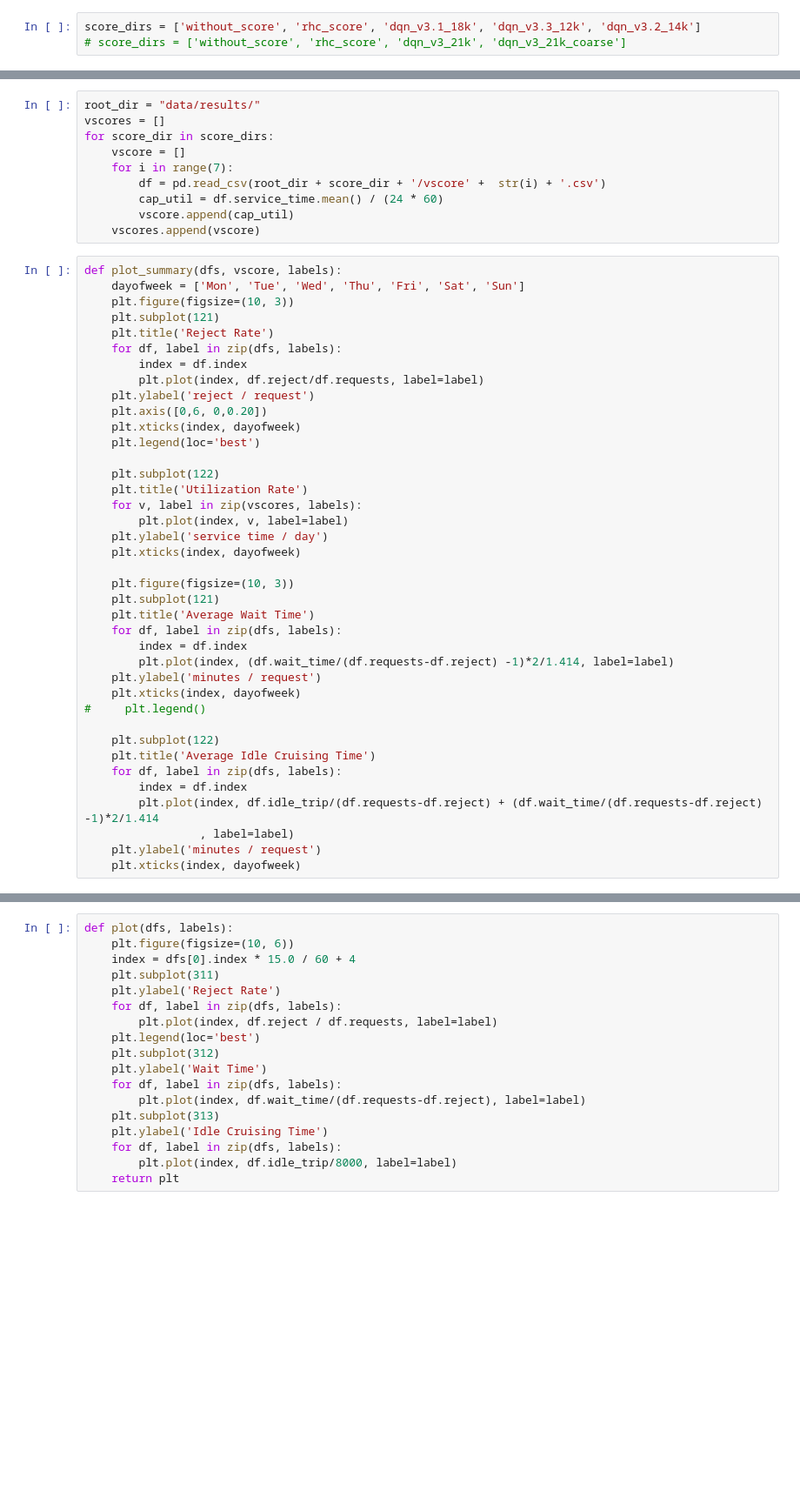
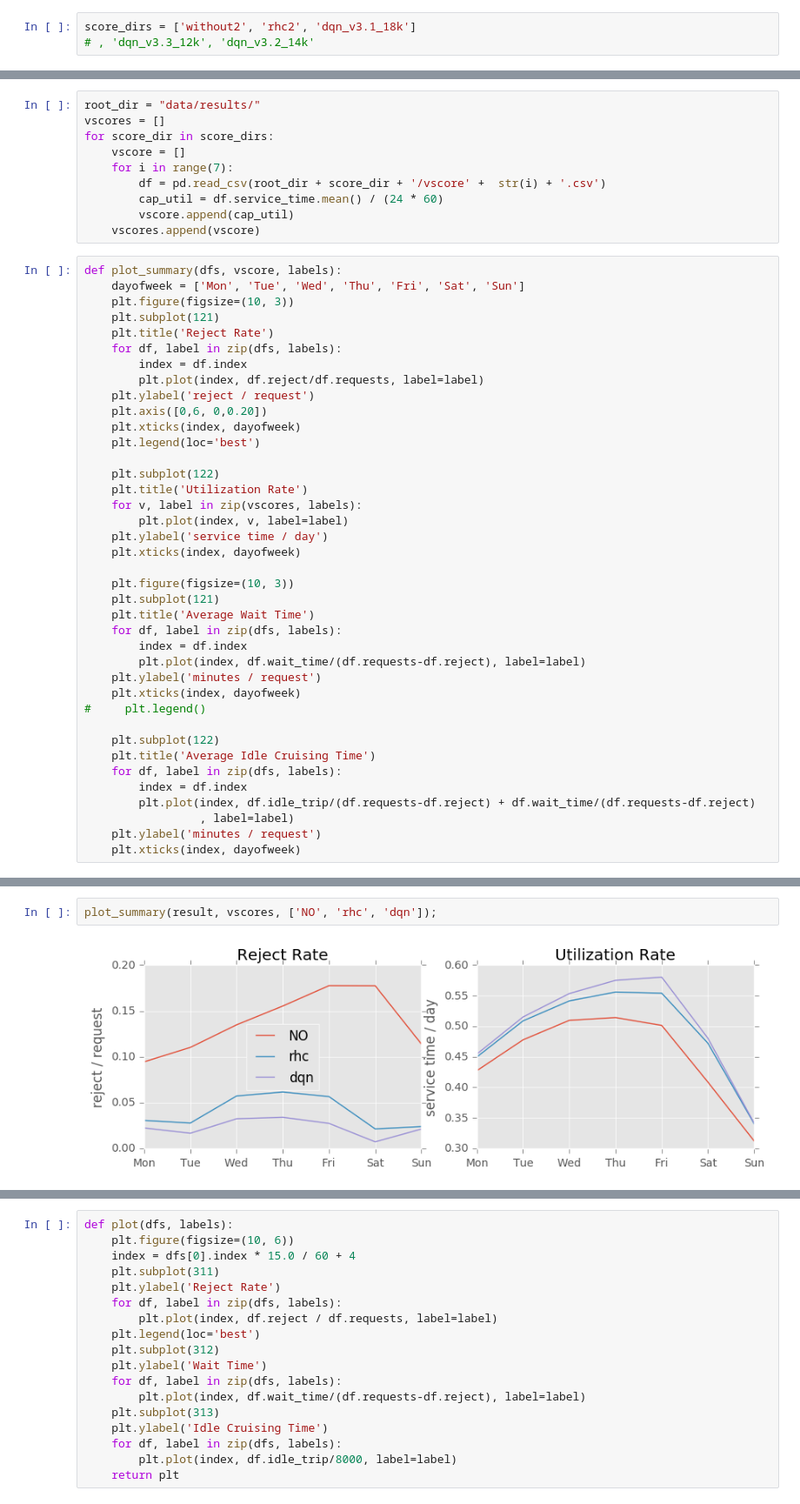
Before and after one commit to hitsuji5/FleetAI, a Jupyter notebook: evaluation/model_evaluation.ipynb, the cells around one changed output, grey strips where cells are left out. Shown at 87% size. Cells and saved outputs as stored; diff of their text form; blank space fills up the shorter version.

```diff
--- a/evaluation/model_evaluation.ipynb
+++ b/evaluation/model_evaluation.ipynb
@@ -15,8 +15,8 @@ import matplotlib.pyplot as plt
 plt.style.use('ggplot')
 from experiment import describe
 # %%
-score_dirs = ['without_score', 'rhc_score', 'dqn_v3.1_18k', 'dqn_v3.3_12k', 'dqn_v3.2_14k']
-# score_dirs = ['without_score', 'rhc_score', 'dqn_v3_21k', 'dqn_v3_21k_coarse']
+score_dirs = ['without2', 'rhc2', 'dqn_v3.1_18k']
+# , 'dqn_v3.3_12k', 'dqn_v3.2_14k'
 # %%
 root_dir = "data/results/"
 result = []
@@ -63,7 +63,7 @@ def plot_summary(dfs, vscore, labels):
     plt.title('Average Wait Time')
     for df, label in zip(dfs, labels):
         index = df.index
-        plt.plot(index, (df.wait_time/(df.requests-df.reject) -1)*2/1.414, label=label)
+        plt.plot(index, df.wait_time/(df.requests-df.reject), label=label)
     plt.ylabel('minutes / request')
     plt.xticks(index, dayofweek)
 #     plt.legend()
@@ -72,7 +72,7 @@ def plot_summary(dfs, vscore, labels):
     plt.title('Average Idle Cruising Time')
     for df, label in zip(dfs, labels):
         index = df.index
-        plt.plot(index, df.idle_trip/(df.requests-df.reject) + (df.wait_time/(df.requests-df.reject) -1)*2/1.414
+        plt.plot(index, df.idle_trip/(df.requests-df.reject) + df.wait_time/(df.requests-df.reject)
                  , label=label)
     plt.ylabel('minutes / request')
     plt.xticks(index, dayofweek)
@@ -83,0 +79,4 @@ plot_summary(result, vscores, ['NOD', 'RHC', 'DQN_v3.1', 'DQN_v3.3', 'DQN_v3.4']
+# %%
+plot_summary(result, vscores, ['NO', 'rhc', 'dqn']);
+# %% [output]
+[figure, added]
```
Also changed, not shown: parts of 2 cells of this notebook, 1 other file.
